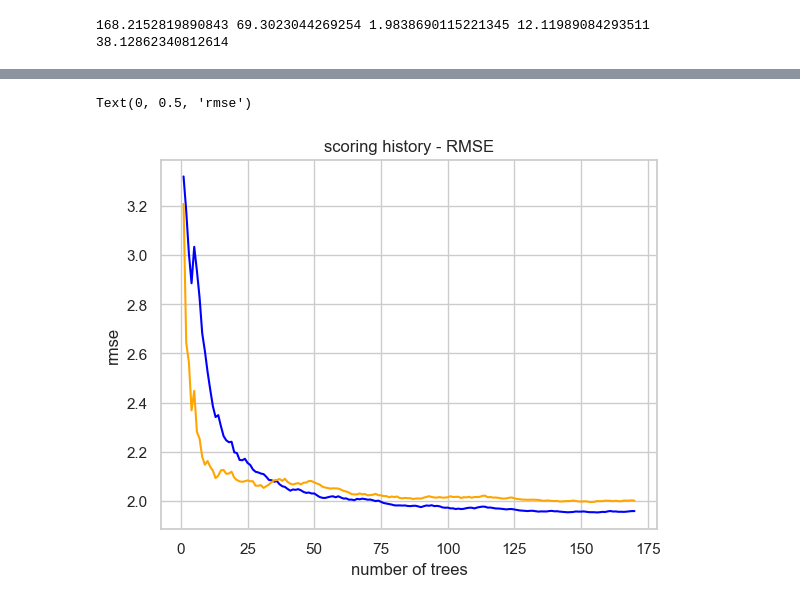
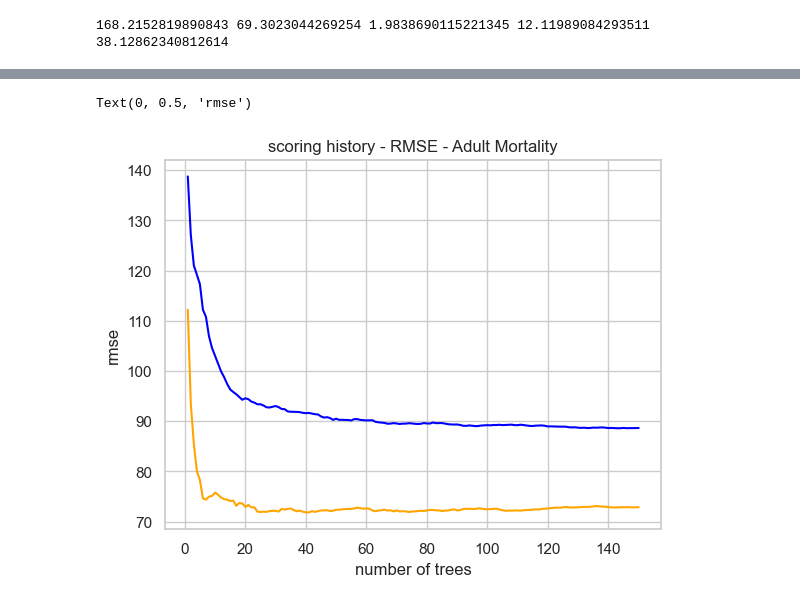
Before and after one commit to altonFreitas/Metodos_Tecnicas_Analise_Dados, a Jupyter notebook: aed.ipynb, the cells around one changed output, grey strips where cells are left out. Saved outputs shown, nothing was run; the diff lists cells and outputs as text; code cells hidden in the pictures.

```diff
--- a/aed.ipynb
+++ b/aed.ipynb
@@ -786,14 +796,14 @@ pd.DataFrame(y_test).to_csv("y_test2.csv", index=False)
 # %%
 # get the model
-model = h.get_model(model_id='Def')
+model = h.get_model(model_id='DefAM1')
 
 # plot training and validation rmse over time
 scoring_history = model.scoring_history()
 plt.plot(scoring_history.number_of_trees, scoring_history.training_rmse, c='blue')
 plt.plot(scoring_history.number_of_trees, scoring_history.validation_rmse, c='orange')
-plt.title('scoring history - RMSE')
+plt.title('scoring history - RMSE - Adult Mortality')
 plt.xlabel('number of trees')
 plt.ylabel('rmse')
 # %% [output]
 Text(0, 0.5, 'rmse')
-[figure, old version]
+[figure, new version]
```
Also changed, not shown: parts of 14 cells of this notebook.
